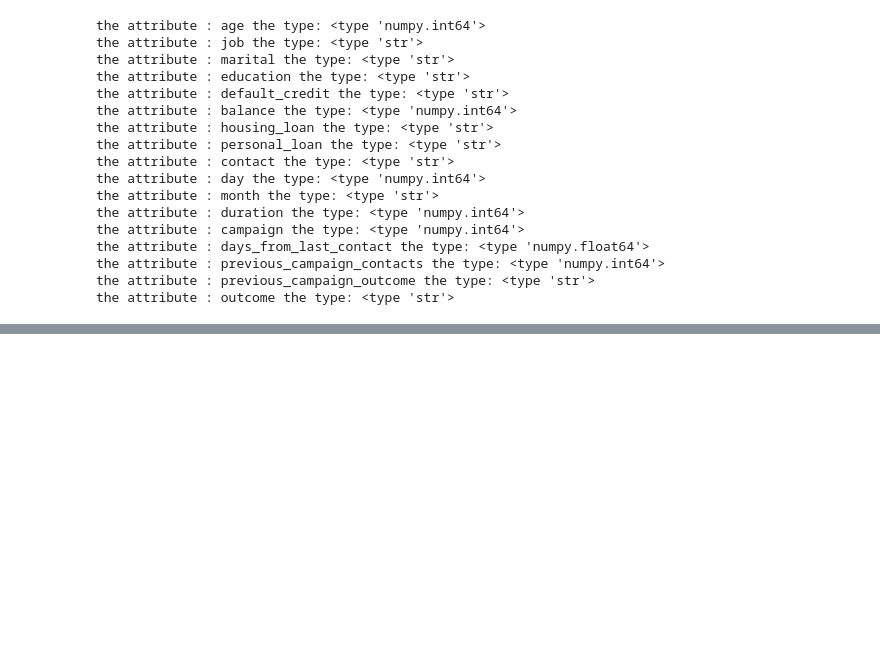
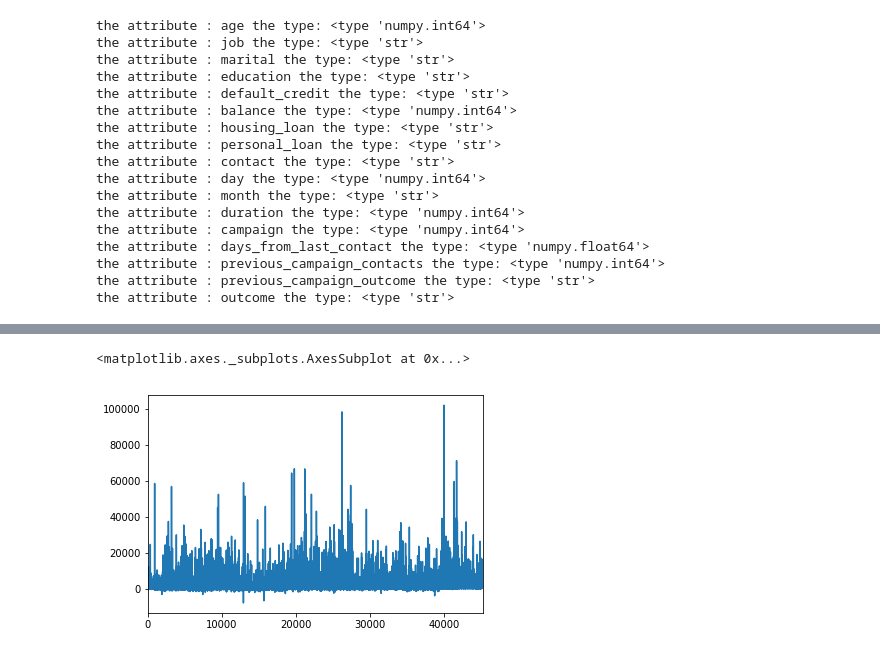
Before and after one commit to gefenk9/DataScience, a Jupyter notebook: ex1.ipynb, the cells around one changed output, grey strips where cells are left out. Saved outputs shown, nothing was run; the diff lists cells and outputs as text; code cells hidden in the pictures; blank space fills up the shorter version.

```diff
--- a/ex1.ipynb
+++ b/ex1.ipynb
@@ -54,0 +103,9 @@ the attribute : outcome the type: <type 'str'>
+# %%
+balance_neg_outcome = df[df["outcome"] == "no"]["balance"]
+balance_pos_outcome = df[df["outcome"] == "yes"]["balance"]
+# %%
+import matplotlib.pyplot as plt
+balance_neg_outcome.plot()
+# %% [output]
+<matplotlib.axes._subplots.AxesSubplot at 0x...>
+[figure, added]
```
Also changed, not shown: parts of 13 cells of this notebook.
